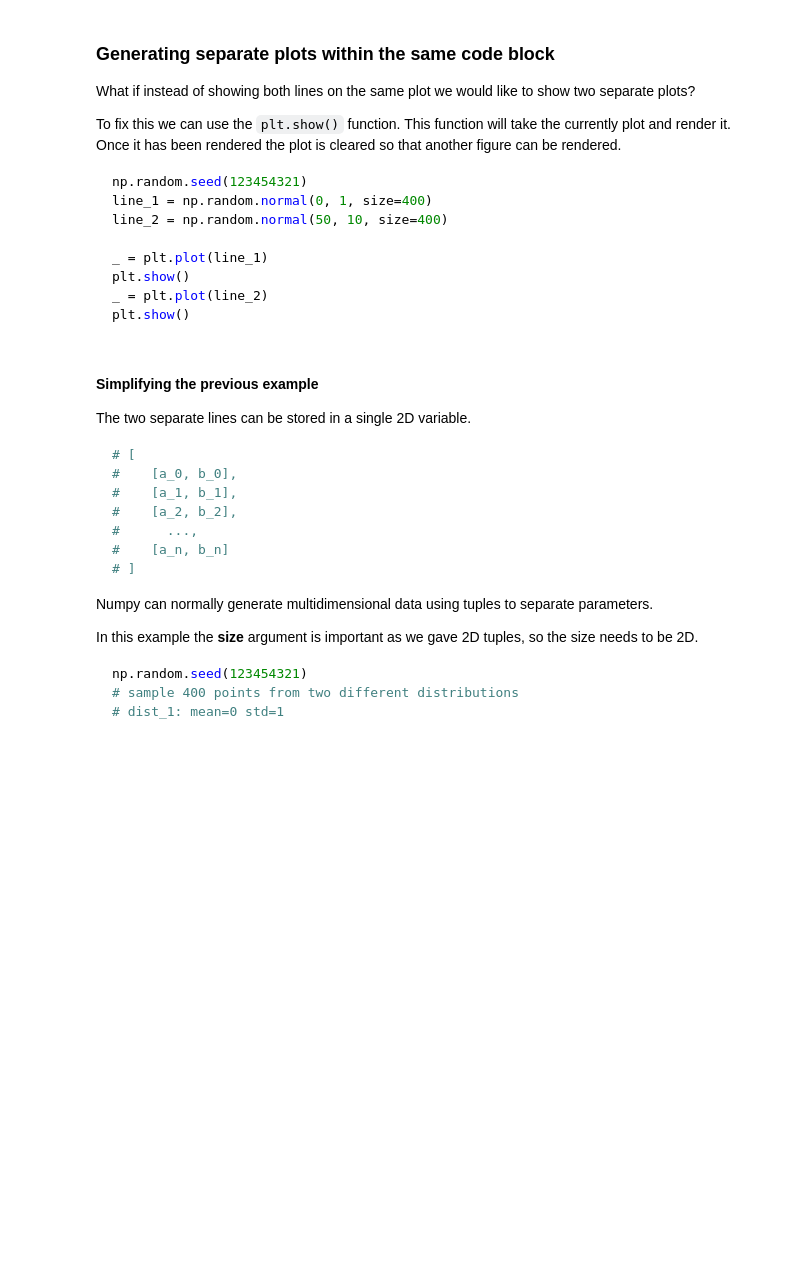
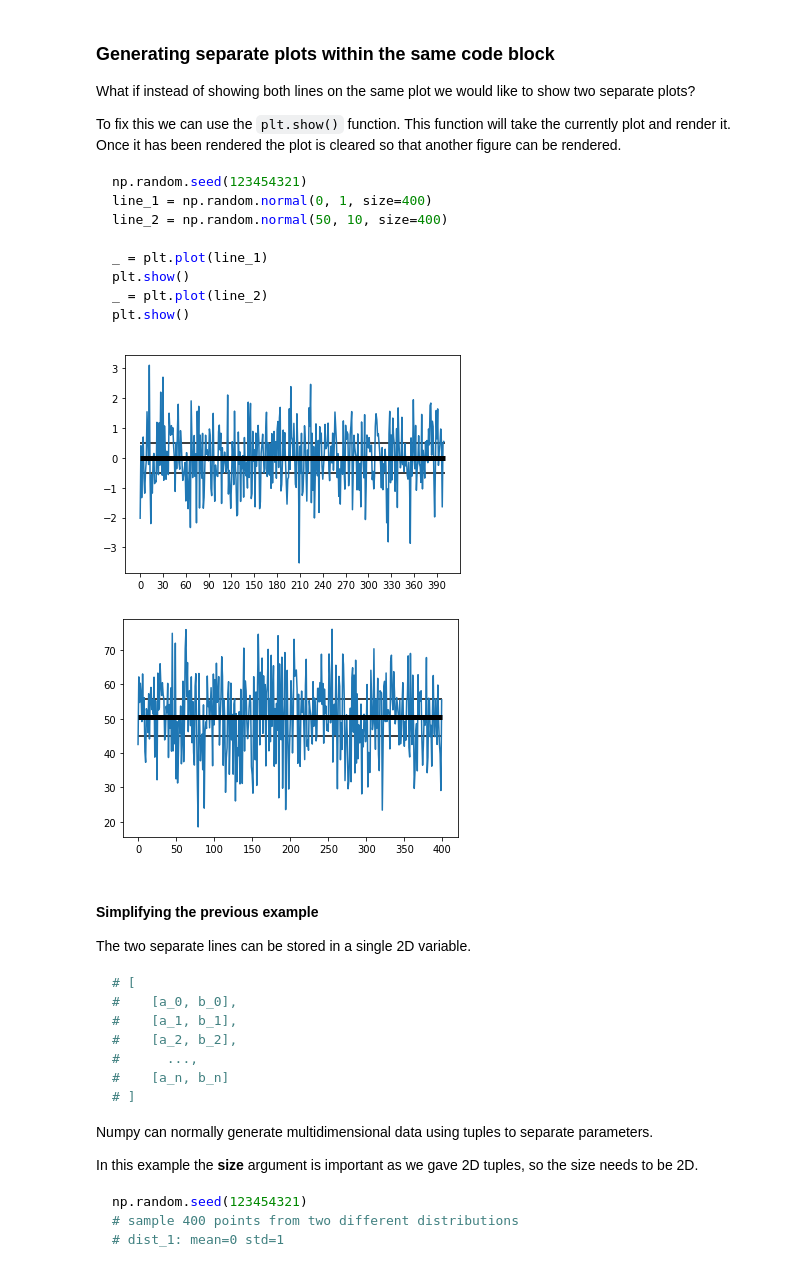
Before and after one commit to MarkGrivainis/itp_spring_2020, a Jupyter notebook: lecture_12/lecture12_numpy_pandas_in_action.ipynb, the cells around one changed output. Drawn from its saved outputs; the diff is of its cells as text; code cells hidden in the pictures; blank space fills up the shorter version.

```diff
--- a/lecture_12/lecture12_numpy_pandas_in_action.ipynb
+++ b/lecture_12/lecture12_numpy_pandas_in_action.ipynb
@@ -453,23 +543,26 @@ plt.show()
 # %%
 #type your code here:
 
 #np.random.seed(123454321)
 line_1 = np.random.normal(0, 1, size=400)
 line_2 = np.random.normal(50, 10, size=400)
 
 def horiz_lines(line):
     plt.hlines(line.mean(),0,len(line), linewidth=5, zorder=3)
     plt.hlines(line.mean()+line.std()/2,0,len(line))
     plt.hlines(line.mean()-line.std()/2,0,len(line))
 
 
 _ = plt.plot(line_1)
 plt.xticks(np.arange(0,400,30))
-#horiz_lines(line_1)
+horiz_lines(line_1)
 plt.show()
 _ = plt.plot(line_2)
-#horiz_lines(line_2)
+horiz_lines(line_2)
 plt.show()
+# %% [output]
+[figure, added]
+[figure, added]
 # %% [markdown]
 #### Simplifying the previous example
 
```
Also changed, not shown: parts of 23 cells of this notebook, 4 other files.
